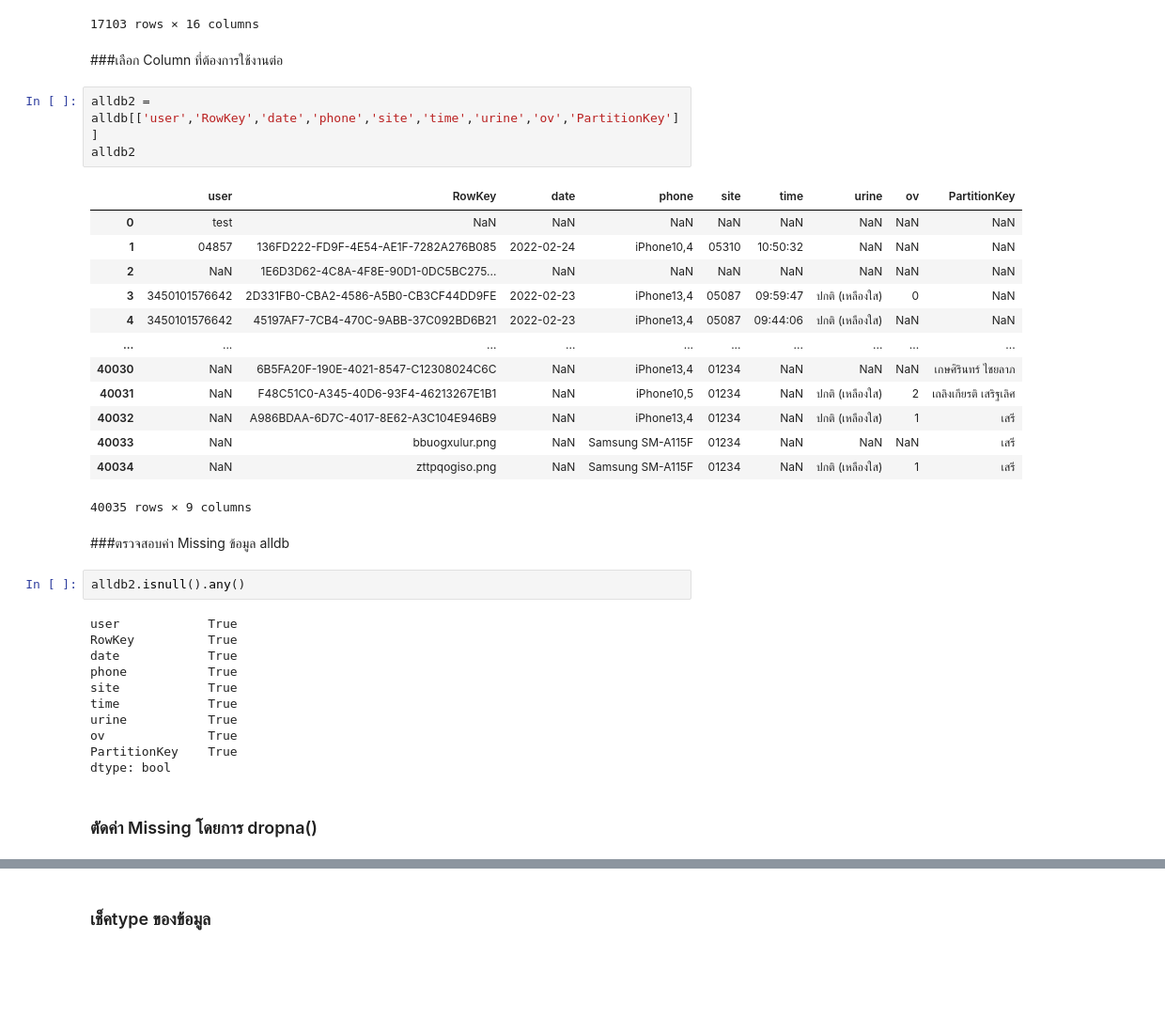
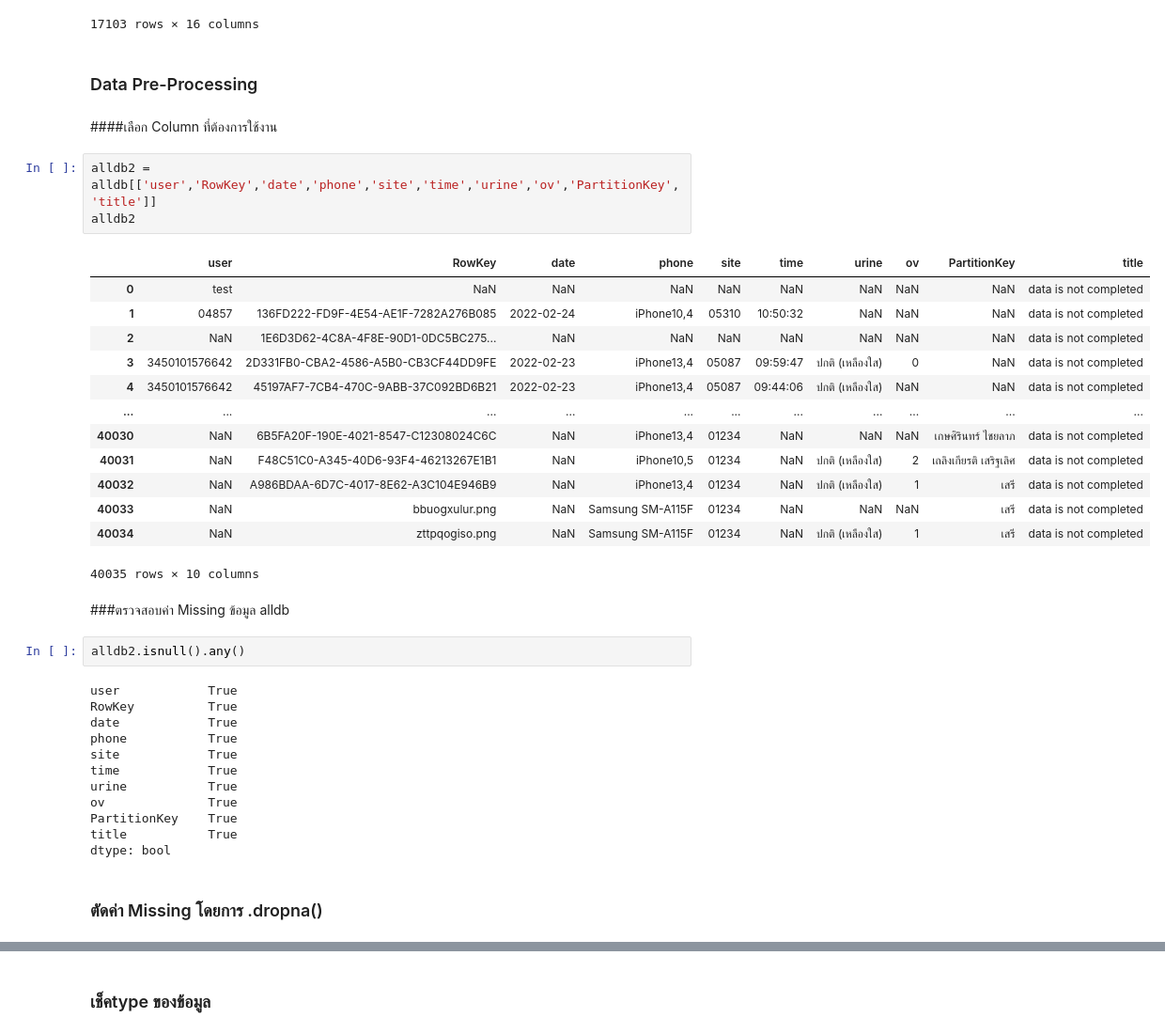
Before and after one commit to pondbaahh/data_viz_2022, a Jupyter notebook: Final_Exam.ipynb, the cells around one changed output, grey strips where cells are left out. Shown: that part at 94% size. Drawn from its saved outputs; the diff is of its cells as text; blank space fills up the shorter version.

```diff
--- a/Final_Exam.ipynb
+++ b/Final_Exam.ipynb
@@ -52,25 +83,27 @@ hospital
 | 17101 | 99996 | คลินิกทันตกรรม สสจ.ศรีสะเกษ | 10 | สาขาพื้นที่(อุบลราชธานี) | 33.0 | ศรีสะเกษ | 1.0 | เมืองศรีสะเกษ | 11.0 | ... |
 | 17102 | 99998 | ศูนย์สุขภาพชุมชนตำบลบางแพ | 5 | สาขาพื้นที่(ราชบุรี) | 70.0 | ราชบุรี | 6.0 | บางแพ | 2.0 | ... |
 17103 rows × 16 columns
+# %% [markdown]
+### Data Pre-Processing
 # %% [markdown]
-###เลือก Column ที่ต้องการใช้งานต่อ
+####เลือก Column ที่ต้องการใช้งาน
 # %%
-alldb2 = alldb[['user','RowKey','date','phone','site','time','urine','ov','PartitionKey']]
+alldb2 = alldb[['user','RowKey','date','phone','site','time','urine','ov','PartitionKey','title']]
 alldb2
 # %% [output]
-|  | user | RowKey | date | phone | site | time | urine | ov | PartitionKey |
-| 0 | test | NaN | NaN | NaN | NaN | NaN | NaN | NaN | NaN |
-| 1 | 04857 | 136FD222-FD9F-4E54-AE1F-7282A276B085 | 2022-02-24 | iPhone10,4 | 05310 | 10:50:32 | NaN | NaN | NaN |
-| 2 | NaN | 1E6D3D62-4C8A-4F8E-90D1-0DC5BC275... | NaN | NaN | NaN | NaN | NaN | NaN | NaN |
-| 3 | 3450101576642 | 2D331FB0-CBA2-4586-A5B0-CB3CF44DD9FE | 2022-02-23 | iPhone13,4 | 05087 | 09:59:47 | ปกติ (เหลืองใส) | 0 | NaN |
-| 4 | 3450101576642 | 45197AF7-7CB4-470C-9ABB-37C092BD6B21 | 2022-02-23 | iPhone13,4 | 05087 | 09:44:06 | ปกติ (เหลืองใส) | NaN | NaN |
-| ... | ... | ... | ... | ... | ... | ... | ... | ... | ... |
-| 40030 | NaN | 6B5FA20F-190E-4021-8547-C12308024C6C | NaN | iPhone13,4 | 01234 | NaN | NaN | NaN | เกษศิรินทร์ ไชยลาภ |
-| 40031 | NaN | F48C51C0-A345-40D6-93F4-46213267E1B1 | NaN | iPhone10,5 | 01234 | NaN | ปกติ (เหลืองใส) | 2 | เถลิงเกียรติ เสริฐเลิศ |
-| 40032 | NaN | A986BDAA-6D7C-4017-8E62-A3C104E946B9 | NaN | iPhone13,4 | 01234 | NaN | ปกติ (เหลืองใส) | 1 | เสรี |
-| 40033 | NaN | bbuogxulur.png | NaN | Samsung SM-A115F | 01234 | NaN | NaN | NaN | เสรี |
-| 40034 | NaN | zttpqogiso.png | NaN | Samsung SM-A115F | 01234 | NaN | ปกติ (เหลืองใส) | 1 | เสรี |
+|  | user | RowKey | date | phone | site | time | urine | ov | PartitionKey | title |
+| 0 | test | NaN | NaN | NaN | NaN | NaN | NaN | NaN | NaN | data is not completed |
+| 1 | 04857 | 136FD222-FD9F-4E54-AE1F-7282A276B085 | 2022-02-24 | iPhone10,4 | 05310 | 10:50:32 | NaN | NaN | NaN | data is not completed |
+| 2 | NaN | 1E6D3D62-4C8A-4F8E-90D1-0DC5BC275... | NaN | NaN | NaN | NaN | NaN | NaN | NaN | data is not completed |
+| 3 | 3450101576642 | 2D331FB0-CBA2-4586-A5B0-CB3CF44DD9FE | 2022-02-23 | iPhone13,4 | 05087 | 09:59:47 | ปกติ (เหลืองใส) | 0 | NaN | data is not completed |
+| 4 | 3450101576642 | 45197AF7-7CB4-470C-9ABB-37C092BD6B21 | 2022-02-23 | iPhone13,4 | 05087 | 09:44:06 | ปกติ (เหลืองใส) | NaN | NaN | data is not completed |
+| ... | ... | ... | ... | ... | ... | ... | ... | ... | ... | ... |
+| 40030 | NaN | 6B5FA20F-190E-4021-8547-C12308024C6C | NaN | iPhone13,4 | 01234 | NaN | NaN | NaN | เกษศิรินทร์ ไชยลาภ | data is not completed |
+| 40031 | NaN | F48C51C0-A345-40D6-93F4-46213267E1B1 | NaN | iPhone10,5 | 01234 | NaN | ปกติ (เหลืองใส) | 2 | เถลิงเกียรติ เสริฐเลิศ | data is not completed |
+| 40032 | NaN | A986BDAA-6D7C-4017-8E62-A3C104E946B9 | NaN | iPhone13,4 | 01234 | NaN | ปกติ (เหลืองใส) | 1 | เสรี | data is not completed |
+| 40033 | NaN | bbuogxulur.png | NaN | Samsung SM-A115F | 01234 | NaN | NaN | NaN | เสรี | data is not completed |
+| 40034 | NaN | zttpqogiso.png | NaN | Samsung SM-A115F | 01234 | NaN | ปกติ (เหลืองใส) | 1 | เสรี | data is not completed |
-40035 rows × 9 columns
+40035 rows × 10 columns
 # %% [markdown]
 ###ตรวจสอบค่า Missing ข้อมูล alldb
 # %%
@@ -85,9 +118,10 @@ time            True
 urine           True
 ov              True
 PartitionKey    True
+title           True
 dtype: bool
 # %% [markdown]
-### ตัดค่า Missing โดยการ dropna()
+### ตัดค่า Missing โดยการ .dropna()
 # %%
 alldb3 = alldb2.dropna()
 alldb3
```
Also changed, not shown: parts of 61 cells of this notebook.
